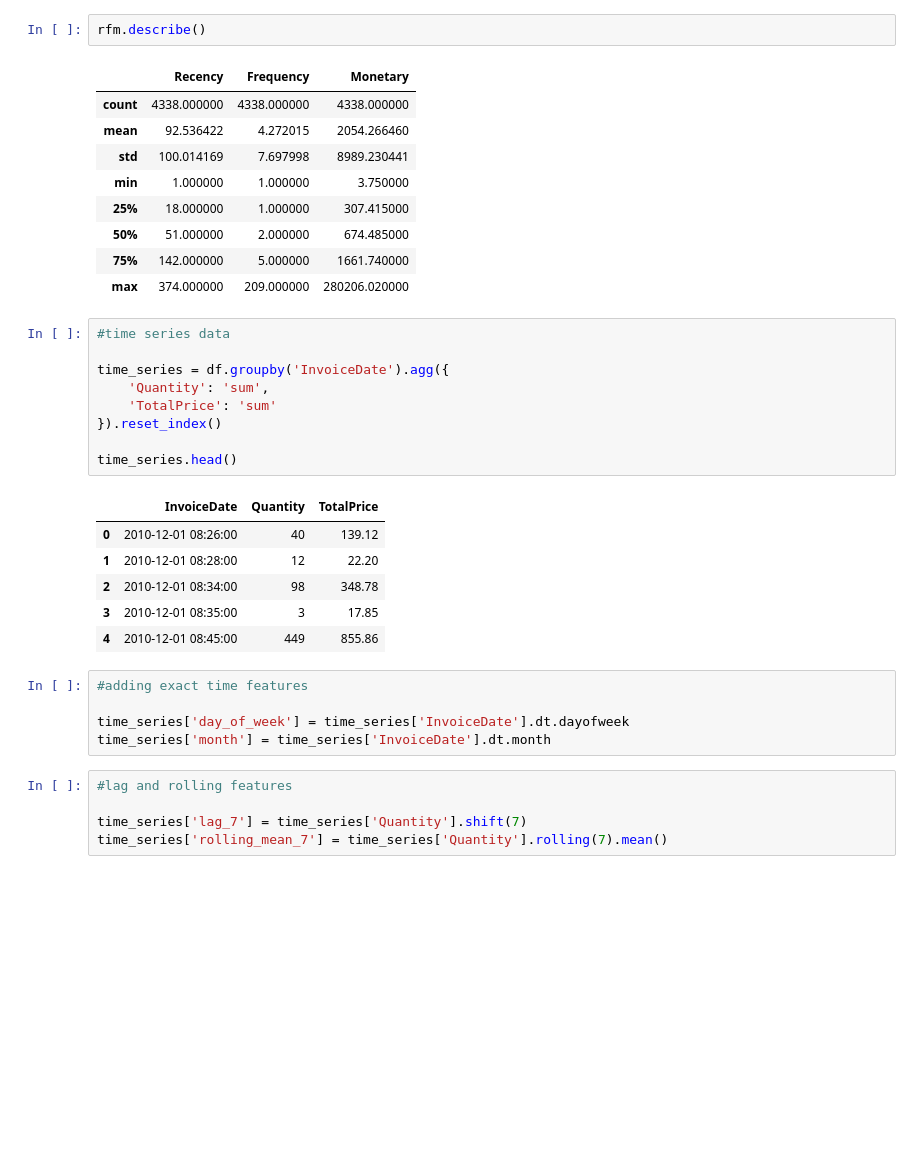
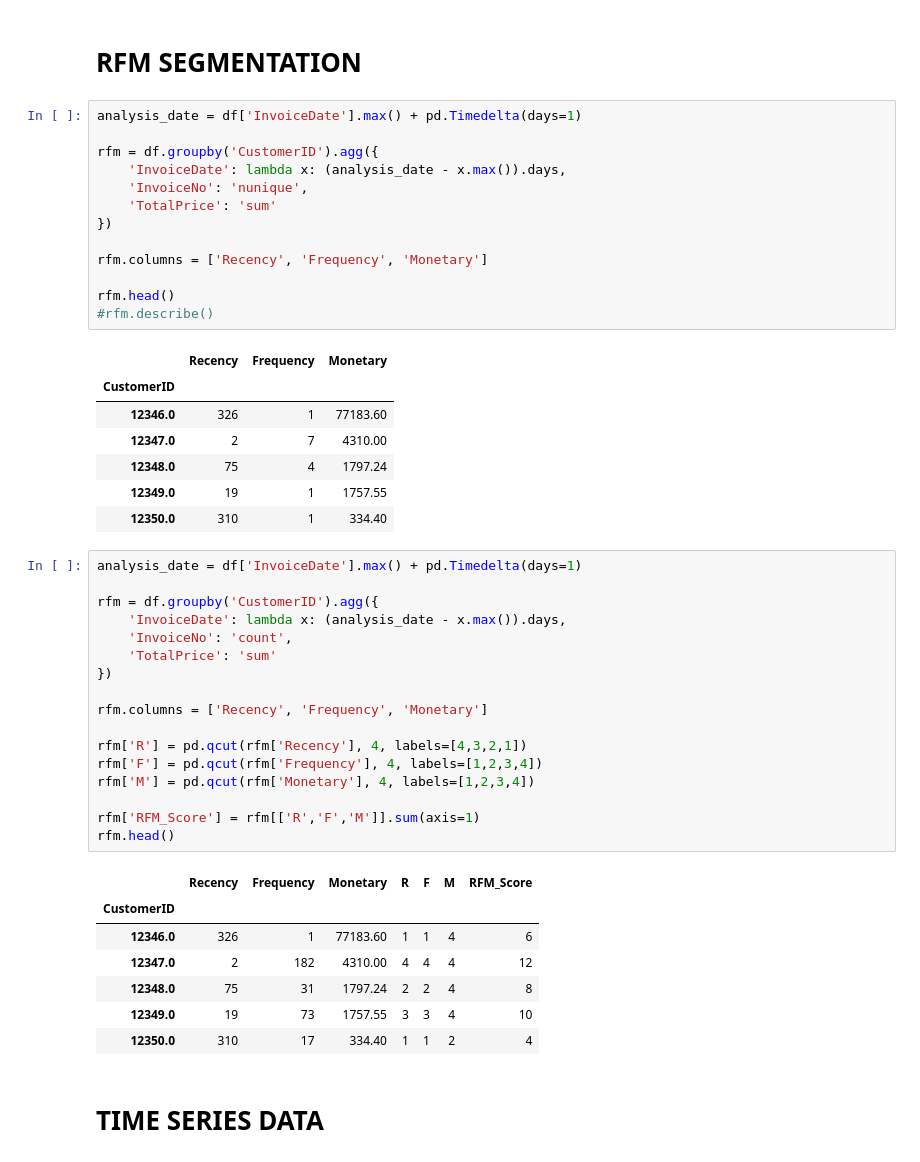
Before and after one commit to azizkh4ndev-ops/NeuralRetail, a Jupyter notebook: notebooks/features.ipynb, the cells around one changed output. Drawn from its saved outputs; the diff is of its cells as text; blank space fills up the shorter version.

```diff
--- a/notebooks/features.ipynb
+++ b/notebooks/features.ipynb
@@ -35,39 +32,51 @@ rfm.head()
-# %%
-rfm.describe()
-# %% [output]
-|  | Recency | Frequency | Monetary |
-| count | 4338.000000 | 4338.000000 | 4338.000000 |
-| mean | 92.536422 | 4.272015 | 2054.266460 |
-| std | 100.014169 | 7.697998 | 8989.230441 |
-| min | 1.000000 | 1.000000 | 3.750000 |
-| 25% | 18.000000 | 1.000000 | 307.415000 |
-| 50% | 51.000000 | 2.000000 | 674.485000 |
-| 75% | 142.000000 | 5.000000 | 1661.740000 |
-| max | 374.000000 | 209.000000 | 280206.020000 |
+# %% [markdown]
+# RFM SEGMENTATION
 # %%
-#time series data
+analysis_date = df['InvoiceDate'].max() + pd.Timedelta(days=1)
 
-time_series = df.groupby('InvoiceDate').agg({
-    'Quantity': 'sum',
+rfm = df.groupby('CustomerID').agg({
+    'InvoiceDate': lambda x: (analysis_date - x.max()).days,
+    'InvoiceNo': 'nunique',
     'TotalPrice': 'sum'
-}).reset_index()
+})
 
-time_series.head()
+rfm.columns = ['Recency', 'Frequency', 'Monetary']
+
+rfm.head()
+#rfm.describe()
 # %% [output]
-|  | InvoiceDate | Quantity | TotalPrice |
-| 0 | 2010-12-01 08:26:00 | 40 | 139.12 |
-| 1 | 2010-12-01 08:28:00 | 12 | 22.20 |
-| 2 | 2010-12-01 08:34:00 | 98 | 348.78 |
-| 3 | 2010-12-01 08:35:00 | 3 | 17.85 |
-| 4 | 2010-12-01 08:45:00 | 449 | 855.86 |
+|  | Recency | Frequency | Monetary |
+| CustomerID |  |  |  |
+| 12346.0 | 326 | 1 | 77183.60 |
+| 12347.0 | 2 | 7 | 4310.00 |
+| 12348.0 | 75 | 4 | 1797.24 |
+| 12349.0 | 19 | 1 | 1757.55 |
+| 12350.0 | 310 | 1 | 334.40 |
 # %%
-#adding exact time features
+analysis_date = df['InvoiceDate'].max() + pd.Timedelta(days=1)
 
-time_series['day_of_week'] = time_series['InvoiceDate'].dt.dayofweek
-time_series['month'] = time_series['InvoiceDate'].dt.month
+rfm = df.groupby('CustomerID').agg({
+    'InvoiceDate': lambda x: (analysis_date - x.max()).days,
+    'InvoiceNo': 'count',
+    'TotalPrice': 'sum'
+})
+
+rfm.columns = ['Recency', 'Frequency', 'Monetary']
+
+rfm['R'] = pd.qcut(rfm['Recency'], 4, labels=[4,3,2,1])
+rfm['F'] = pd.qcut(rfm['Frequency'], 4, labels=[1,2,3,4])
+rfm['M'] = pd.qcut(rfm['Monetary'], 4, labels=[1,2,3,4])
+
+rfm['RFM_Score'] = rfm[['R','F','M']].sum(axis=1)
+rfm.head()
+# %% [output]
+|  | Recency | Frequency | Monetary | R | F | M | RFM_Score |
+| CustomerID |  |  |  |  |  |  |  |
+| 12346.0 | 326 | 1 | 77183.60 | 1 | 1 | 4 | 6 |
+| 12347.0 | 2 | 182 | 4310.00 | 4 | 4 | 4 | 12 |
+| 12348.0 | 75 | 31 | 1797.24 | 2 | 2 | 4 | 8 |
+| 12349.0 | 19 | 73 | 1757.55 | 3 | 3 | 4 | 10 |
+| 12350.0 | 310 | 17 | 334.40 | 1 | 1 | 2 | 4 |
-# %%
-#lag and rolling features
-
-time_series['lag_7'] = time_series['Quantity'].shift(7)
-time_series['rolling_mean_7'] = time_series['Quantity'].rolling(7).mean()
+# %% [markdown]
+# TIME SERIES DATA
 # %%
```
Also changed, not shown: parts of 14 cells of this notebook, 5 other files.
